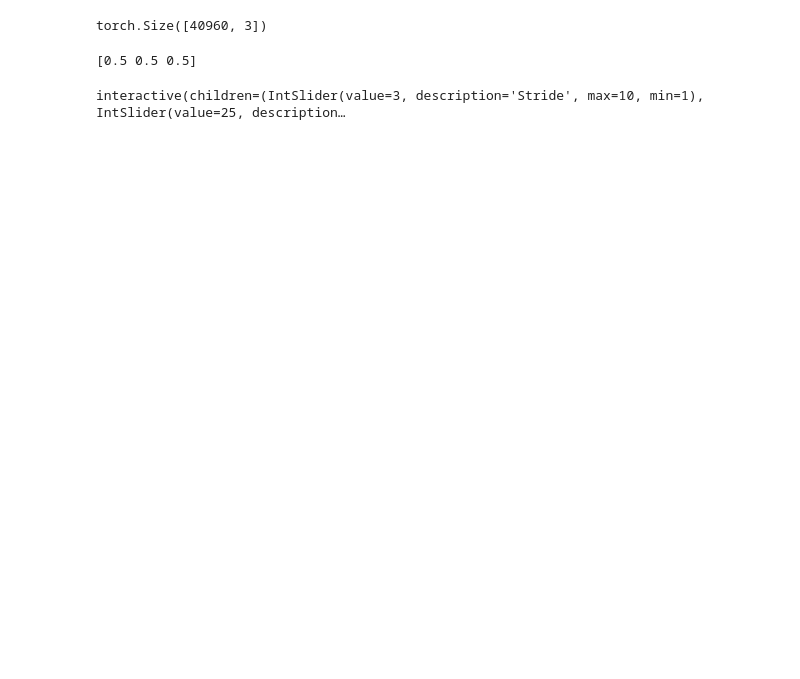
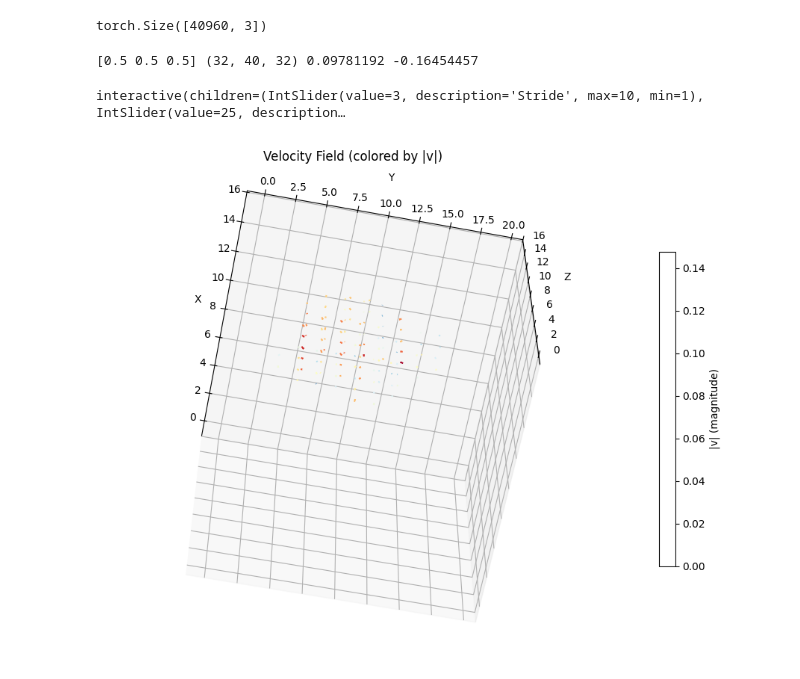
Before and after one commit to Winfred666/MRI_PINN, a Jupyter notebook: advect_diffuse_3d.ipynb, the cells around one changed output. Drawn from its saved outputs; the diff is of its cells as text; code cells hidden in the pictures; blank space fills up the shorter version.

```diff
--- a/advect_diffuse_3d.ipynb
+++ b/advect_diffuse_3d.ipynb
@@ -64,6 +65,9 @@ device = torch.device("cuda" if torch.cuda.is_available() else "cpu")
 
 char_domain = CharacteristicDomain(data.shape, t, pixdim, device)
 
+print("L_star: ",char_domain.L_star, "T_star: ", char_domain.T_star ,
+      "Pe_g: ", char_domain.Pe_g)
+# batch_size is sum over data's point
 c_dataset = DCEMRIDataModule(data, char_domain, mask,
-                           batch_size=20_000, device=device)
+                           batch_size=int(mask.sum()*len(t)), device=device)
 # %% [output]
@@ -167,11 +195,14 @@ class ADPINN_InitC(ADPINN_Base):
     def training_step(self, batch, batch_idx):
         x, C_true = batch
         C_pred = self.c_net(x)
-        loss_weights = 1.0 + 100.0 * C_true # give more importance to points where C_true is large
-        mse_data = torch.mean(loss_weights * (C_pred - C_true)**2)
+        # add weight curriculumly, according to C_true (0-100) value
+
+        weight = 1.0 + 0.09 * C_true.float() # give more weight to high concentration region
+        mse_data = (weight * (C_pred - C_true) ** 2).mean()
+        loss = mse_data
         if batch_idx == 0:
-            self.log('train_c_init_loss', mse_data)
-        return mse_data
+            self.log('train_c_init_data_loss', mse_data)
+        return loss
 
 # Training varient 2: init V_Net (need heuristic estimate)
 class ADPINN_InitV(ADPINN_Base):
@@ -187,6 +218,8 @@ class ADPINN_InitV(ADPINN_Base):
 
         if batch_idx == 0:
             self.log('train_v_init_loss', mse_data)
+            if self.current_epoch % 50 == 0:
+                self.draw_velocity_slices()
         return mse_data
 
 # only optimize v + D, using advect-diffuse.
@@ -200,19 +233,16 @@ class ADPINN_PDE_V(ADPINN_Base):
 
     # TODO: here to batch could use smart sampling.
     def training_step(self, batch, batch_idx):
-        x, C_true = batch
-        C_pred = self.c_net(x)
-        # data loss
-        mse_data = self.L2_loss(C_pred, C_true)
+        x, _ = batch
         # PDE loss
         pde_residual = self.ad_net.pde_residual(x)
         mse_pde = self.L2_loss(pde_residual, torch.zeros_like(pde_residual))
 
-        loss = mse_data + 100 * mse_pde
+        loss = mse_pde
 
         if batch_idx == 0:
-            self.log('train_pde_residual', mse_pde)
-
+            self.log('pde_v_residual', mse_pde)
+            self.log('pde_v_D', self.ad_net.D.item())
         return loss
 
 # joint optimize c + v + D, using advect-diffuse
@@ -225,12 +255,12 @@ class ADPINN_Joint(ADPINN_Base):
         # PDE loss
         pde_residual = self.ad_net.pde_residual(x)
         mse_pde = self.L2_loss(pde_residual, torch.zeros_like(pde_residual))
-
-        loss = mse_data + mse_pde
+        loss = mse_data + 10.0 * mse_pde
 
         if batch_idx == 0:
             self.log('joint_data_loss', mse_data)
             self.log('joint_pde_loss', mse_pde)
+            self.log('joint_D', self.ad_net.D.item())
 
         return loss
 # %% [markdown]
@@ -357,16 +391,17 @@ torch.Size([40960, 3])
 # %%
 %matplotlib widget
 
-from visualize import draw_3d_quiver, interactive_quiver
+from visualize import interactive_quiver
 # draw_3d_quiver(X, Y, Z, vx, vy, vz, stride=4)
 # using mask to filter out the background vectors
 
 # get rid of background vectors by mask
 vx = vx * mask
 vy = vy * mask
 vz = vz * mask
-print(pixdim)
-_ = interactive_quiver(vx, vy, vz, pixdim)
+print(pixdim, vx.shape, vx.max(), vx.min())
+_ = interactive_quiver(vx, vy, vz, pixdim, default_elev=-62.76, default_azim=-10.87)
 # %% [output]
-[0.5 0.5 0.5]
+[0.5 0.5 0.5] (32, 40, 32) 0.09781192 -0.16454457
 interactive(children=(IntSlider(value=3, description='Stride', max=10, min=1), IntSlider(value=25, description…
+[figure, added]
```
Also changed, not shown: parts of 12 cells of this notebook, 7 other files.
